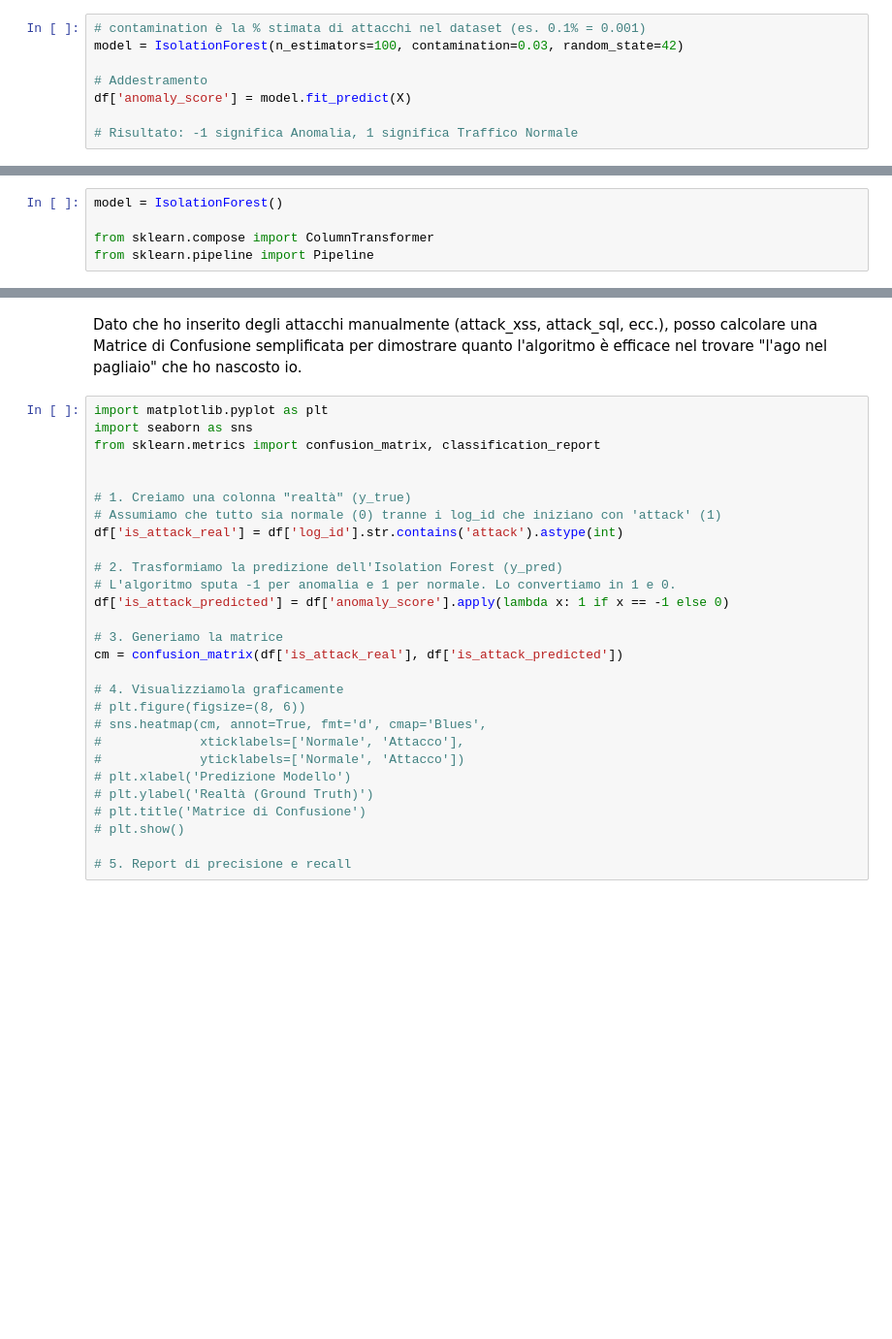
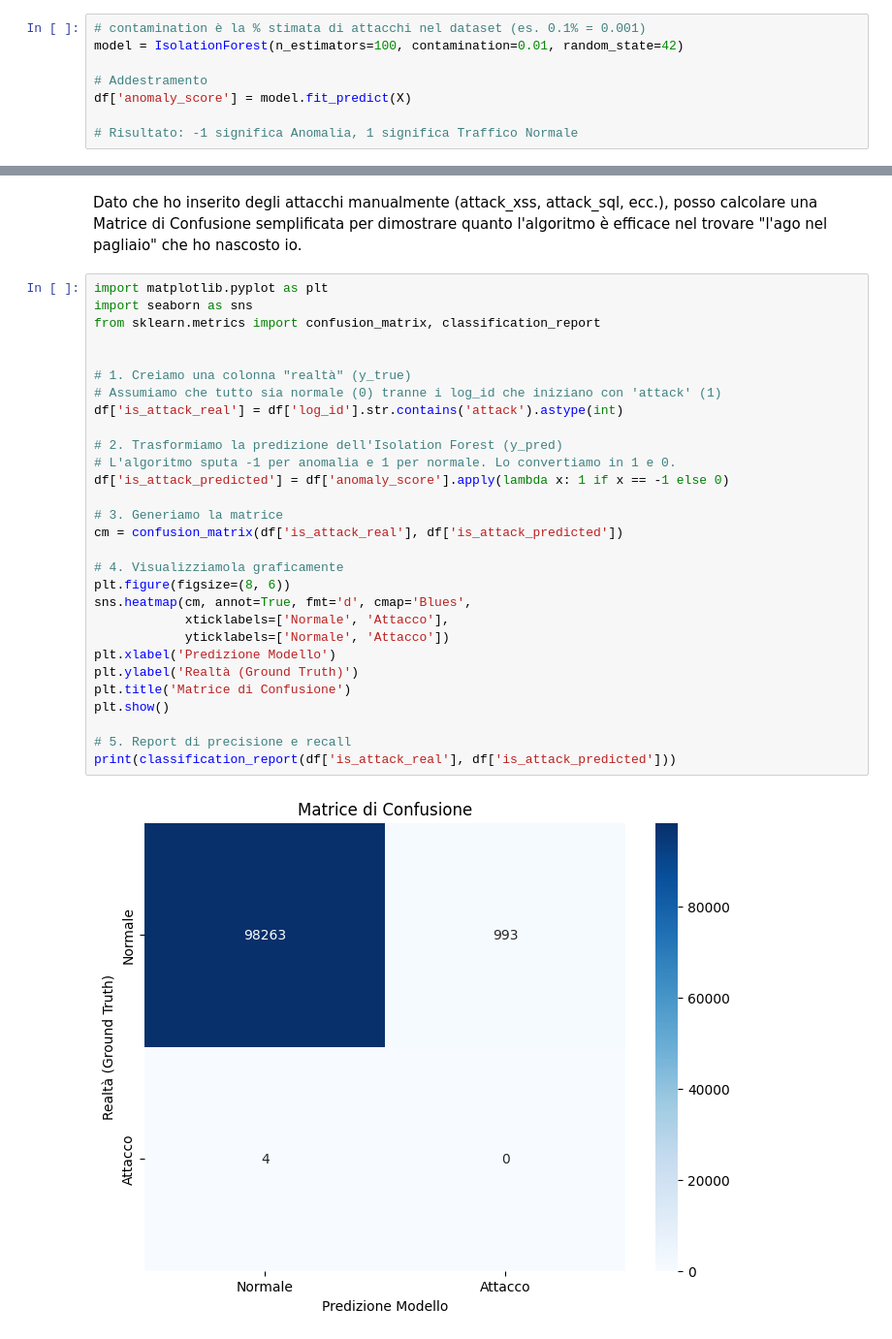
Before and after one commit to FedericoManini/http_log_analysis, a Jupyter notebook: prova.ipynb, the cells around one changed output, grey strips where cells are left out. Shown at 97% size. Saved outputs shown, nothing was run; the diff lists cells and outputs as text; blank space fills up the shorter version.

```diff
--- a/prova.ipynb
+++ b/prova.ipynb
@@ -305,7 +272,7 @@ X
 L'Isolation Forest funziona creando alberi decisionali casuali: le anomalie vengono "isolate" più velocemente (richiedono meno biforcazioni).
 # %%
 # contamination è la % stimata di attacchi nel dataset (es. 0.1% = 0.001)
-model = IsolationForest(n_estimators=100, contamination=0.03, random_state=42)
+model = IsolationForest(n_estimators=100, contamination=0.01, random_state=42)
 
 # Addestramento
 df['anomaly_score'] = model.fit_predict(X)
@@ -316,8 +281,3 @@ Coding alternativo per fitting del modello:
-# %%
-model = IsolationForest()
-
-from sklearn.compose import ColumnTransformer
-from sklearn.pipeline import Pipeline
 # %% [markdown]
 3. Interpretazione dei risultati
 Oltre al flag -1/1, è utilissimo guardare il decision_function, che dà un punteggio continuo: più è basso, più la richiesta è "strana".
@@ -341,28 +317,31 @@ Dato che ho inserito degli attacchi manualmente (attack_xss, attack_sql, ecc.),
 # %%
 import matplotlib.pyplot as plt
 import seaborn as sns
 from sklearn.metrics import confusion_matrix, classification_report
 
 
 # 1. Creiamo una colonna "realtà" (y_true)
 # Assumiamo che tutto sia normale (0) tranne i log_id che iniziano con 'attack' (1)
 df['is_attack_real'] = df['log_id'].str.contains('attack').astype(int)
 
 # 2. Trasformiamo la predizione dell'Isolation Forest (y_pred)
 # L'algoritmo sputa -1 per anomalia e 1 per normale. Lo convertiamo in 1 e 0.
 df['is_attack_predicted'] = df['anomaly_score'].apply(lambda x: 1 if x == -1 else 0)
 
 # 3. Generiamo la matrice
 cm = confusion_matrix(df['is_attack_real'], df['is_attack_predicted'])
 
 # 4. Visualizziamola graficamente
-# plt.figure(figsize=(8, 6))
-# sns.heatmap(cm, annot=True, fmt='d', cmap='Blues',
-#             xticklabels=['Normale', 'Attacco'],
-#             yticklabels=['Normale', 'Attacco'])
-# plt.xlabel('Predizione Modello')
-# plt.ylabel('Realtà (Ground Truth)')
-# plt.title('Matrice di Confusione')
-# plt.show()
+plt.figure(figsize=(8, 6))
+sns.heatmap(cm, annot=True, fmt='d', cmap='Blues',
+            xticklabels=['Normale', 'Attacco'],
+            yticklabels=['Normale', 'Attacco'])
+plt.xlabel('Predizione Modello')
+plt.ylabel('Realtà (Ground Truth)')
+plt.title('Matrice di Confusione')
+plt.show()
 
 # 5. Report di precisione e recall
+print(classification_report(df['is_attack_real'], df['is_attack_predicted']))
+# %% [output]
+[figure, added]
```
Also changed, not shown: parts of 18 cells of this notebook, 3 other files.
